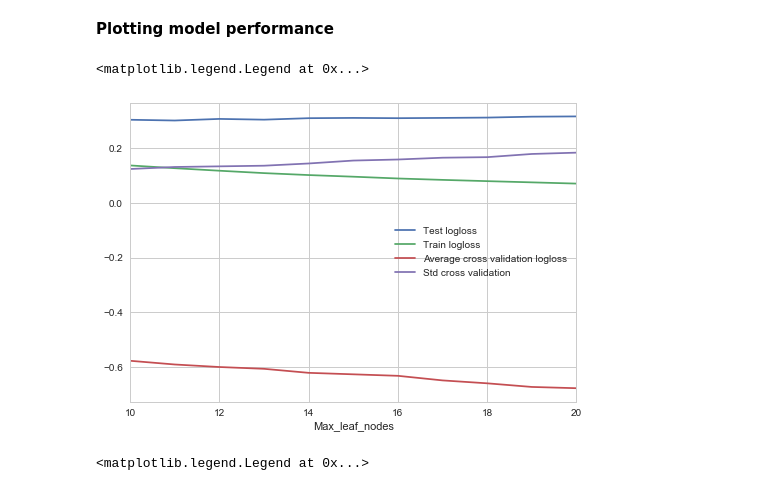
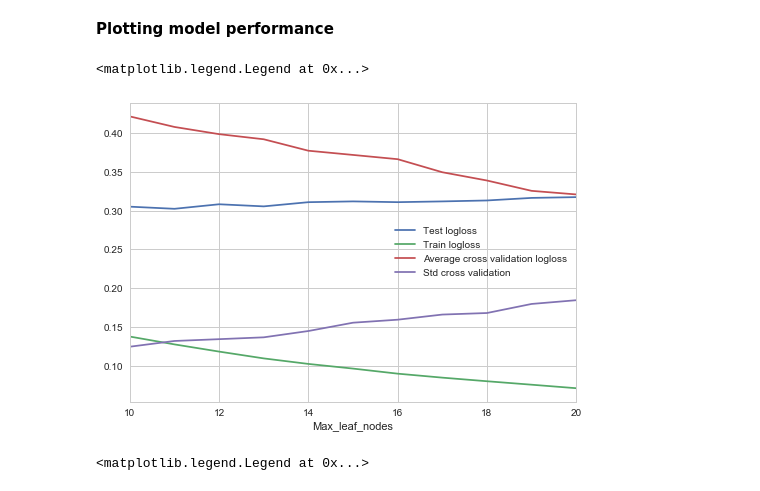
Before and after one commit to Son17/Data-Science-Projects, a Jupyter notebook: Predicting jump risk for US high yield 0218 v1.ipynb, the cells around one changed output. Cells and saved outputs as stored; diff of their text form; code cells hidden in the pictures.

```diff
--- a/Predicting jump risk for US high yield 0218 v1.ipynb
+++ b/Predicting jump risk for US high yield 0218 v1.ipynb
@@ -295,15 +295,16 @@ print(group)
 # %%
 sns.set_style("whitegrid")
 
 group_results = pd.DataFrame(data=group)
 group_results.columns = ['Max_leaf_nodes','Test logloss','Train logloss',
                          'Average cross validation logloss','Std cross validation']
 group_results = group_results.set_index('Max_leaf_nodes')
+group_results['Average cross validation logloss'] = group_results['Average cross validation logloss'] +1
 group_results.plot()
 plt.legend(loc = 'best')
 # %% [output]
 <matplotlib.legend.Legend at 0x...>
-[figure, old version]
+[figure, new version]
 # %%
 sns.set_style("white")
 
```
Also changed, not shown: parts of 13 cells of this notebook.
